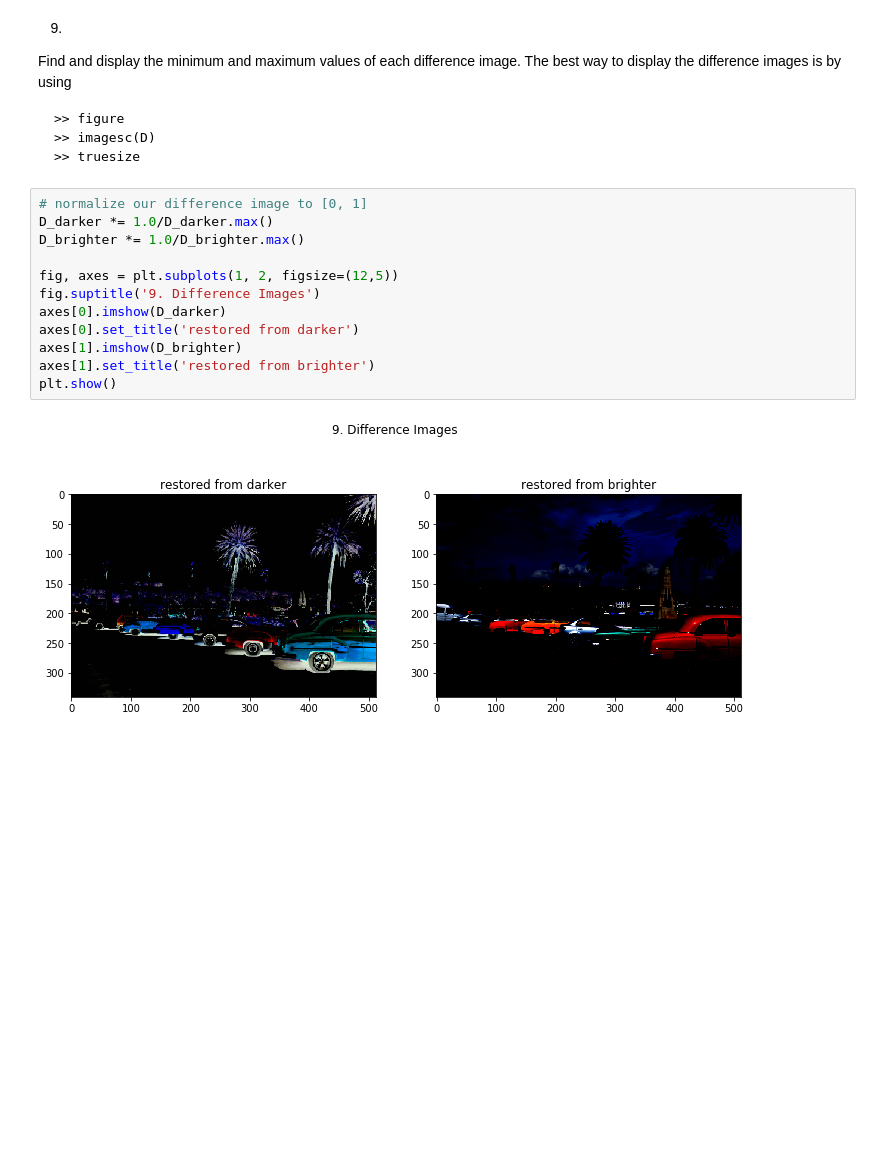
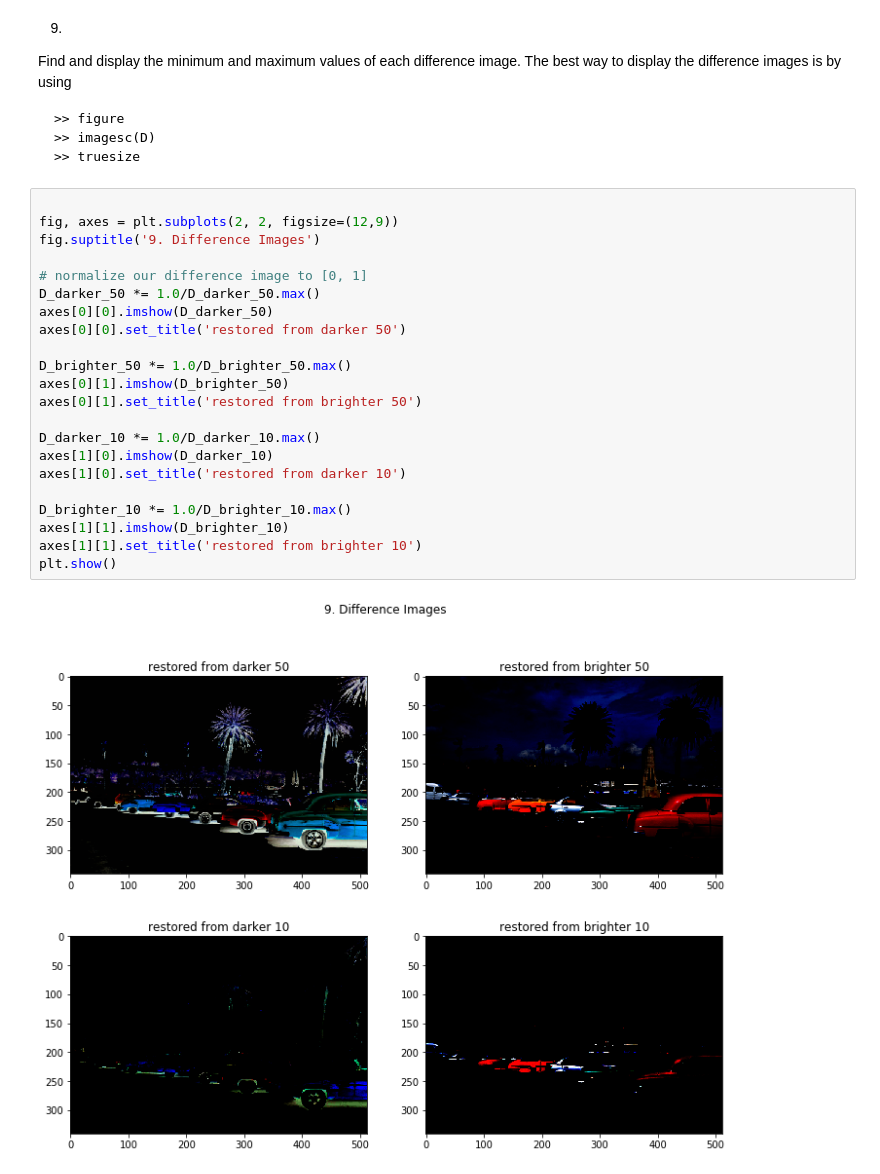
Before and after one commit to zhanwenchen/-image_processing_hw2, a Jupyter notebook: HW2.ipynb, the cells around one changed output. Cells and saved outputs as stored; diff of their text form; blank space fills up the shorter version.

````diff
--- a/HW2.ipynb
+++ b/HW2.ipynb
@@ -401,20 +416,30 @@ Find and display the minimum and maximum values of each difference image. The be
 >> imagesc(D)
 >> truesize
 ```
-# %%
-# normalize our difference image to [0, 1]
-D_darker *= 1.0/D_darker.max()
-D_brighter *= 1.0/D_brighter.max()
-
-fig, axes = plt.subplots(1, 2, figsize=(12,5))
-fig.suptitle('9. Difference Images')
-axes[0].imshow(D_darker)
-axes[0].set_title('restored from darker')
-axes[1].imshow(D_brighter)
-axes[1].set_title('restored from brighter')
-plt.show()
-# %% [output]
-[figure, removed]
+# %%
+
+fig, axes = plt.subplots(2, 2, figsize=(12,9))
+fig.suptitle('9. Difference Images')
+
+# normalize our difference image to [0, 1]
+D_darker_50 *= 1.0/D_darker_50.max()
+axes[0][0].imshow(D_darker_50)
+axes[0][0].set_title('restored from darker 50')
+
+D_brighter_50 *= 1.0/D_brighter_50.max()
+axes[0][1].imshow(D_brighter_50)
+axes[0][1].set_title('restored from brighter 50')
+
+D_darker_10 *= 1.0/D_darker_10.max()
+axes[1][0].imshow(D_darker_10)
+axes[1][0].set_title('restored from darker 10')
+
+D_brighter_10 *= 1.0/D_brighter_10.max()
+axes[1][1].imshow(D_brighter_10)
+axes[1][1].set_title('restored from brighter 10')
+plt.show()
+# %% [output]
+[figure, added]
 # %% [markdown]
 9. Comment on the results. What does each one show? How do the 10% difference images compare to the 50% difference images. Include all four of the difference images in your report.
 
````
Also changed, not shown: parts of 4 cells of this notebook.
